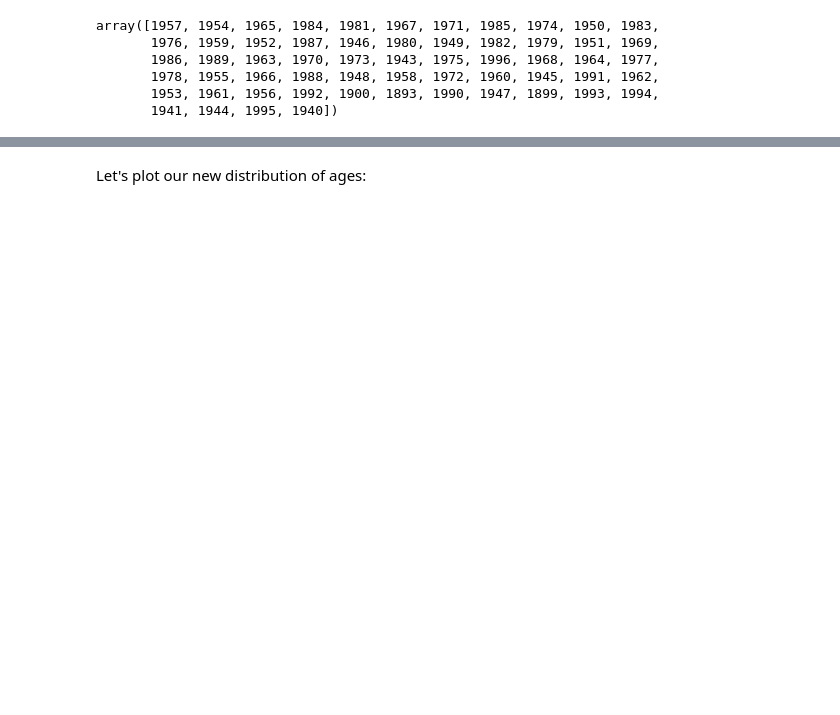
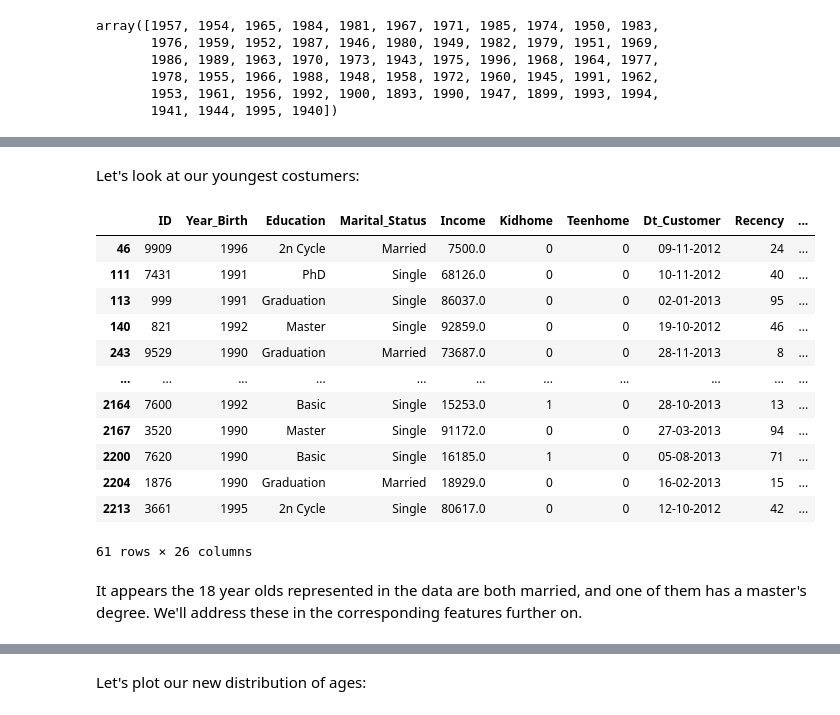
Before and after one commit to lauxpaux/CustomerSegmentation, a Jupyter notebook: customer_segmentation.ipynb, the cells around one changed output, grey strips where cells are left out. Cells and saved outputs as stored; diff of their text form; code cells hidden in the pictures; blank space fills up the shorter version.

```diff
--- a/customer_segmentation.ipynb
+++ b/customer_segmentation.ipynb
@@ -266,0 +306,2 @@ array([1957, 1954, 1965, 1984, 1981, 1967, 1971, 1985, 1974, 1950, 1983,
+# %%
+df['Year_Birth'].mask(df['Year_Birth'] <= 1900, 1970, inplace=True)
@@ -267,2 +329,23 @@ array([1957, 1954, 1965, 1984, 1981, 1967, 1971, 1985, 1974, 1950, 1983,
+# %% [markdown]
+Let's look at our youngest costumers:
+# %%
+youngest = df[df['Year_Birth'] >= 1990 ]
+youngest
+# %% [output]
+|  | ID | Year_Birth | Education | Marital_Status | Income | Kidhome | Teenhome | Dt_Customer | Recency | ... |
+| 46 | 9909 | 1996 | 2n Cycle | Married | 7500.0 | 0 | 0 | 09-11-2012 | 24 | ... |
+| 111 | 7431 | 1991 | PhD | Single | 68126.0 | 0 | 0 | 10-11-2012 | 40 | ... |
+| 113 | 999 | 1991 | Graduation | Single | 86037.0 | 0 | 0 | 02-01-2013 | 95 | ... |
+| 140 | 821 | 1992 | Master | Single | 92859.0 | 0 | 0 | 19-10-2012 | 46 | ... |
+| 243 | 9529 | 1990 | Graduation | Married | 73687.0 | 0 | 0 | 28-11-2013 | 8 | ... |
+| ... | ... | ... | ... | ... | ... | ... | ... | ... | ... | ... |
+| 2164 | 7600 | 1992 | Basic | Single | 15253.0 | 1 | 0 | 28-10-2013 | 13 | ... |
+| 2167 | 3520 | 1990 | Master | Single | 91172.0 | 0 | 0 | 27-03-2013 | 94 | ... |
+| 2200 | 7620 | 1990 | Basic | Single | 16185.0 | 1 | 0 | 05-08-2013 | 71 | ... |
+| 2204 | 1876 | 1990 | Graduation | Married | 18929.0 | 0 | 0 | 16-02-2013 | 15 | ... |
+| 2213 | 3661 | 1995 | 2n Cycle | Single | 80617.0 | 0 | 0 | 12-10-2012 | 42 | ... |
+61 rows × 26 columns
+# %% [markdown]
+It appears the 18 year olds represented in the data are both married, and one of them has a master's degree. We'll address these in the corresponding features further on.
 # %%
 def create_age_col(df):
```
Also changed, not shown: parts of 51 cells of this notebook.
